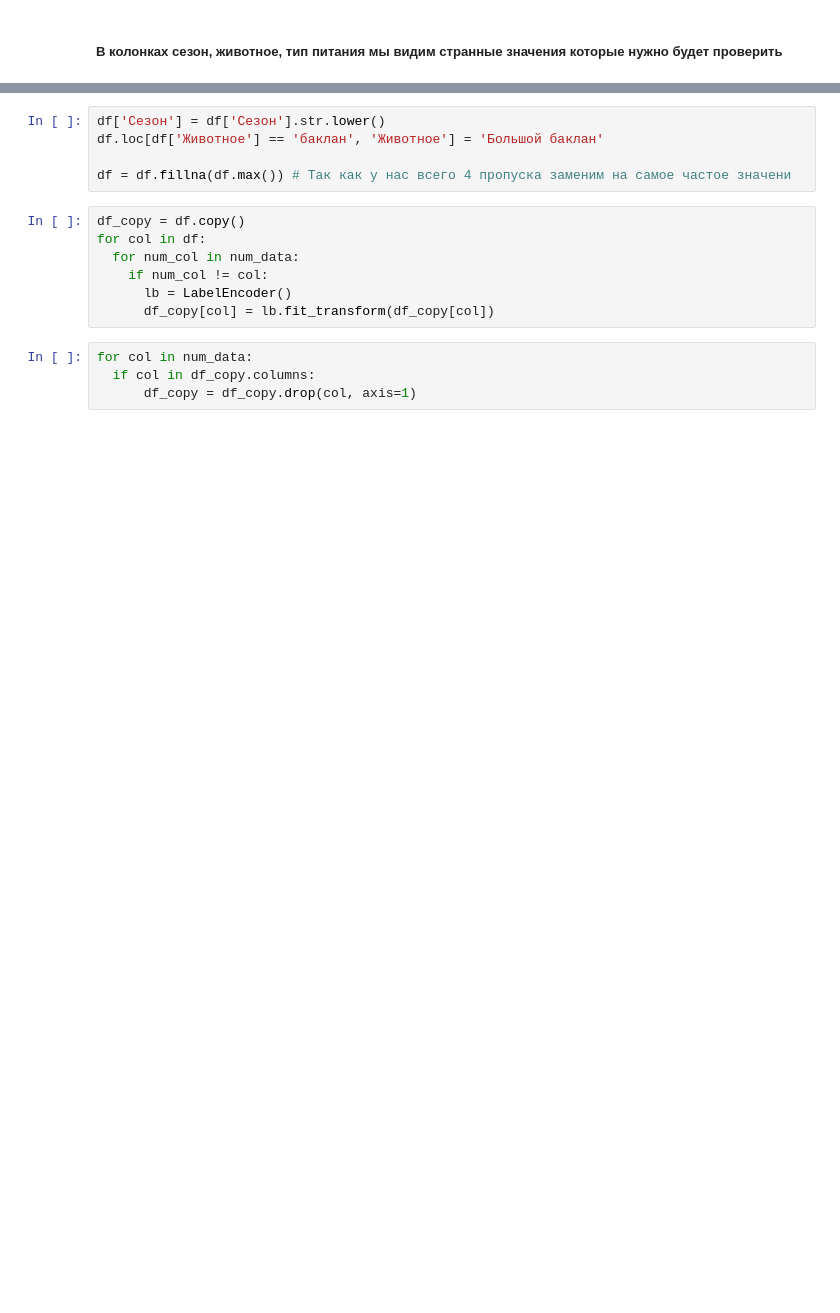
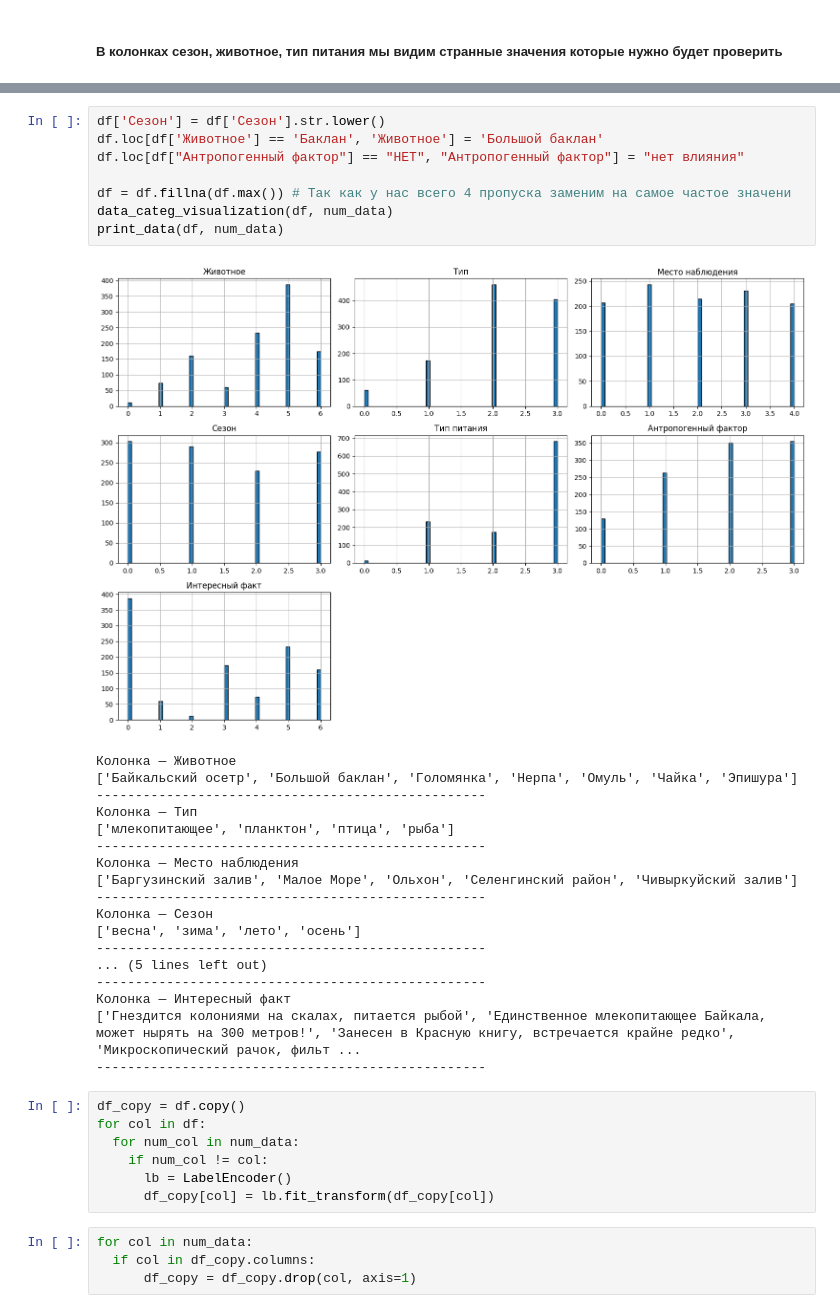
Before and after one commit to Dest1n640/Infographics, a Jupyter notebook: 01_EDA/main.ipynb, the cells around one changed output, grey strips where cells are left out. Saved outputs shown, nothing was run; the diff lists cells and outputs as text; blank space fills up the shorter version.

```diff
--- a/01_EDA/main.ipynb
+++ b/01_EDA/main.ipynb
@@ -124,8 +158,30 @@ for col in df.columns:
 # %%
 df['Сезон'] = df['Сезон'].str.lower()
-df.loc[df['Животное'] == 'баклан', 'Животное'] = 'Большой баклан'
+df.loc[df['Животное'] == 'Баклан', 'Животное'] = 'Большой баклан'
+df.loc[df["Антропогенный фактор"] == "НЕТ", "Антропогенный фактор"] = "нет влияния"
 
 df = df.fillna(df.max()) # Так как у нас всего 4 пропуска заменим на самое частое значени
+data_categ_visualization(df, num_data)
+print_data(df, num_data)
+# %% [output]
+[figure, added]
+Колонка — Животное
+['Байкальский осетр', 'Большой баклан', 'Голомянка', 'Нерпа', 'Омуль', 'Чайка', 'Эпишура']
+--------------------------------------------------
+Колонка — Тип
+['млекопитающее', 'планктон', 'птица', 'рыба']
+--------------------------------------------------
+Колонка — Место наблюдения
+['Баргузинский залив', 'Малое Море', 'Ольхон', 'Селенгинский район', 'Чивыркуйский залив']
+--------------------------------------------------
+Колонка — Сезон
+['весна', 'зима', 'лето', 'осень']
+--------------------------------------------------
+... (5 lines left out)
+--------------------------------------------------
+Колонка — Интересный факт
+['Гнездится колониями на скалах, питается рыбой', 'Единственное млекопитающее Байкала, может нырять на 300 метров!', 'Занесен в Красную книгу, встречается крайне редко', 'Микроскопический рачок, фильт ...
+--------------------------------------------------
 # %%
 df_copy = df.copy()
 for col in df:
```
Also changed, not shown: parts of 5 cells of this notebook.
